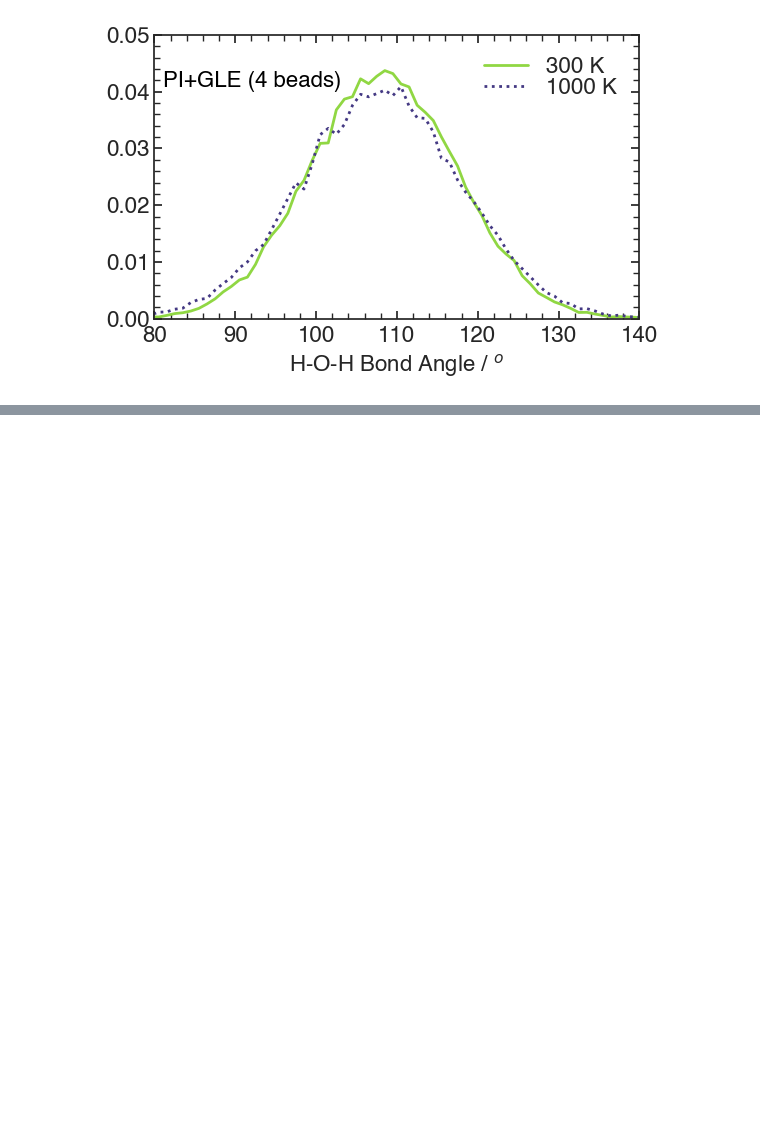
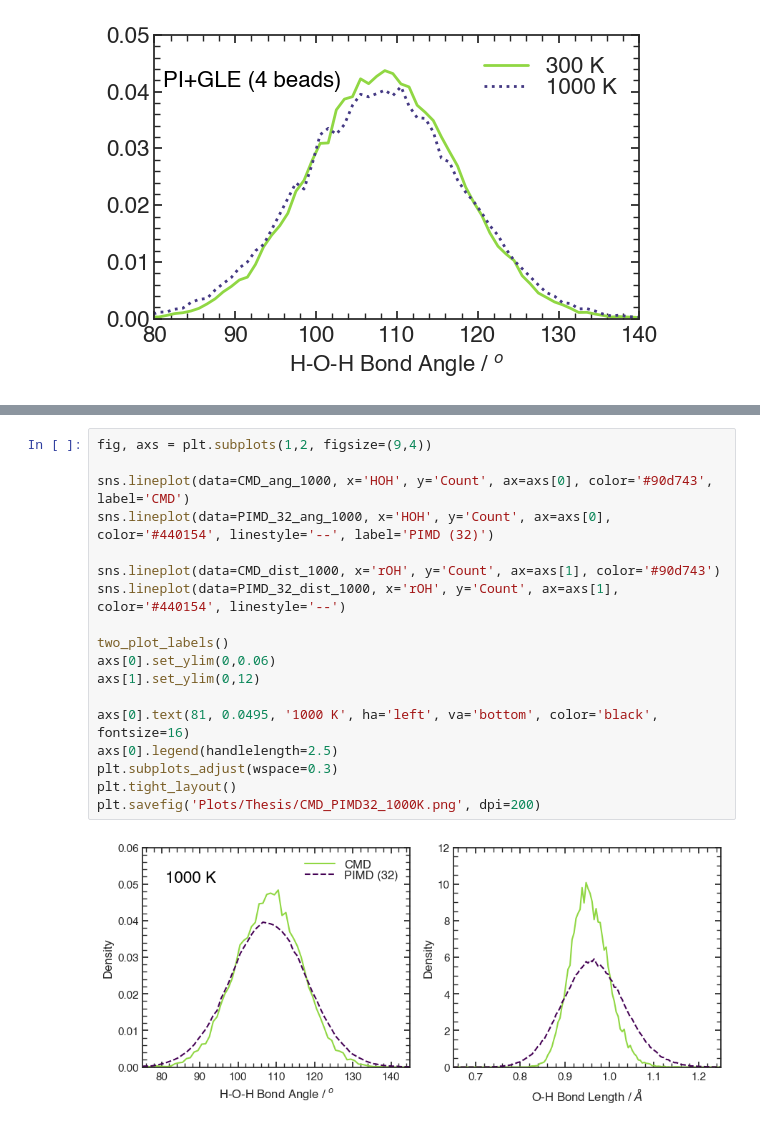
Before and after one commit to mbarnfield63/MSci_Project, a Jupyter notebook: ABIN/qTIP4P_Distributions.ipynb, the cells around one changed output, grey strips where cells are left out. Cells and saved outputs as stored; diff of their text form; blank space fills up the shorter version.

```diff
--- a/ABIN/qTIP4P_Distributions.ipynb
+++ b/ABIN/qTIP4P_Distributions.ipynb
@@ -274,0 +326,20 @@ plt.savefig('Plots/Presentation/BondAngle_Presentation_PIGLE.png', dpi=200)
+# %%
+fig, axs = plt.subplots(1,2, figsize=(9,4))
+
+sns.lineplot(data=CMD_ang_1000, x='HOH', y='Count', ax=axs[0], color='#90d743', label='CMD')
+sns.lineplot(data=PIMD_32_ang_1000, x='HOH', y='Count', ax=axs[0], color='#440154', linestyle='--', label='PIMD (32)')
+
+sns.lineplot(data=CMD_dist_1000, x='rOH', y='Count', ax=axs[1], color='#90d743')
+sns.lineplot(data=PIMD_32_dist_1000, x='rOH', y='Count', ax=axs[1], color='#440154', linestyle='--')
+
+two_plot_labels()
+axs[0].set_ylim(0,0.06)
+axs[1].set_ylim(0,12)
+
+axs[0].text(81, 0.0495, '1000 K', ha='left', va='bottom', color='black', fontsize=16)
+axs[0].legend(handlelength=2.5)
+plt.subplots_adjust(wspace=0.3)
+plt.tight_layout()
+plt.savefig('Plots/Thesis/CMD_PIMD32_1000K.png', dpi=200)
+# %% [output]
+[figure, added]
```
Also changed, not shown: parts of 13 cells of this notebook.
